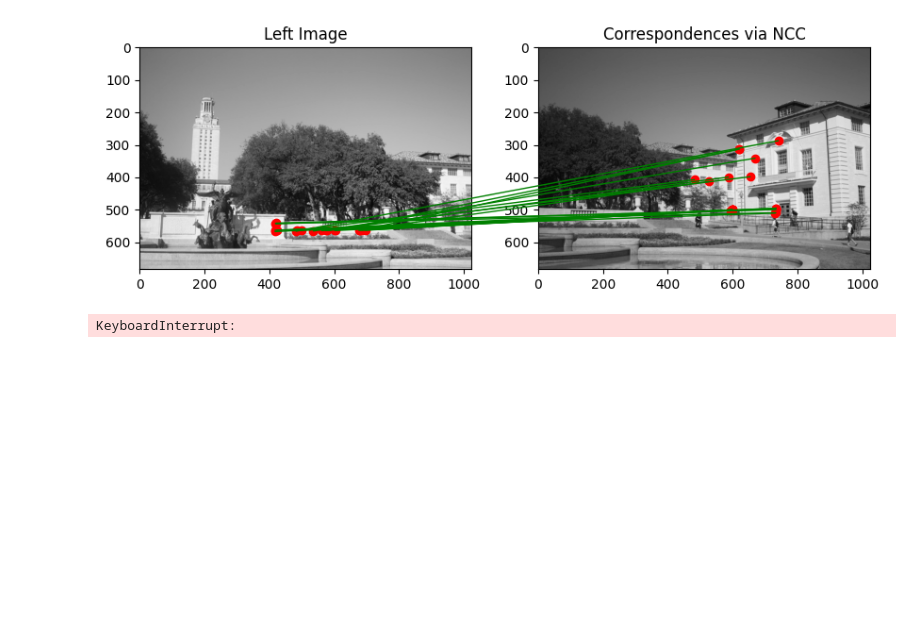
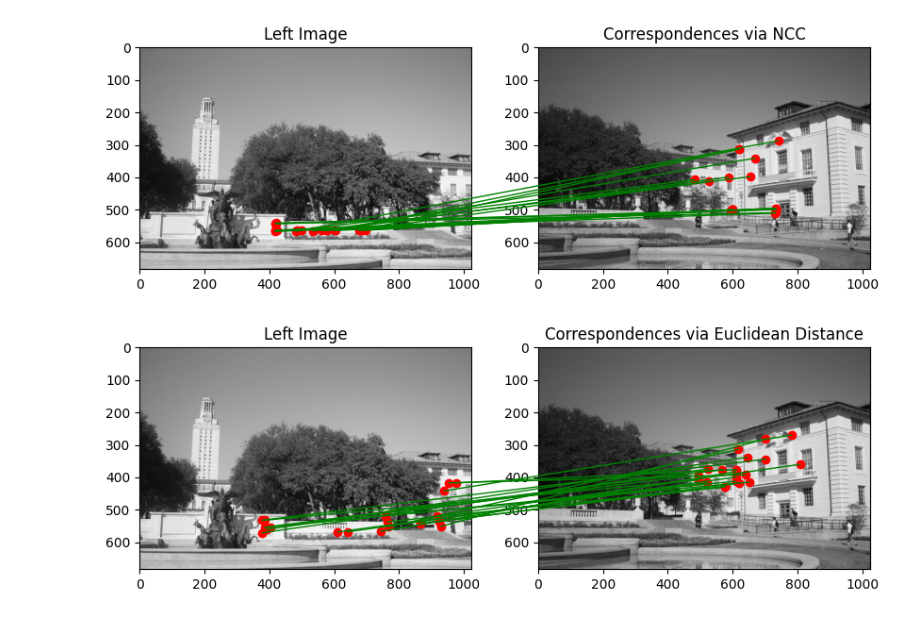
Before and after one commit to sraza-onshape/samaj-vision, a Jupyter notebook: Corner-Detection-and-View-Alignment/solutions.ipynb, the cells around one changed output. Cells and saved outputs as stored; diff of their text form; code cells hidden in the pictures; blank space fills up the shorter version.

Commit message:
[fix] issue in determining best SSD-based correspondences

```diff
--- a/Corner-Detection-and-View-Alignment/solutions.ipynb
+++ b/Corner-Detection-and-View-Alignment/solutions.ipynb
@@ -148,10 +149,10 @@ HarrisCornerDetector.visualize_correspondences(
 # %%
 HarrisCornerDetector.visualize_correspondences(
     left_img,
     right_img,
-    plot_title="Correspondences via SSD",
+    plot_title="Correspondences via Euclidean Distance",
     use_non_max_suppression=True,
     similarity_metric=SimilarityMeasure.SSD,
 )
 # %% [output]
-KeyboardInterrupt:
+[figure, added]
```
Also changed, not shown: parts of 1 cell of this notebook, 1 other file.
